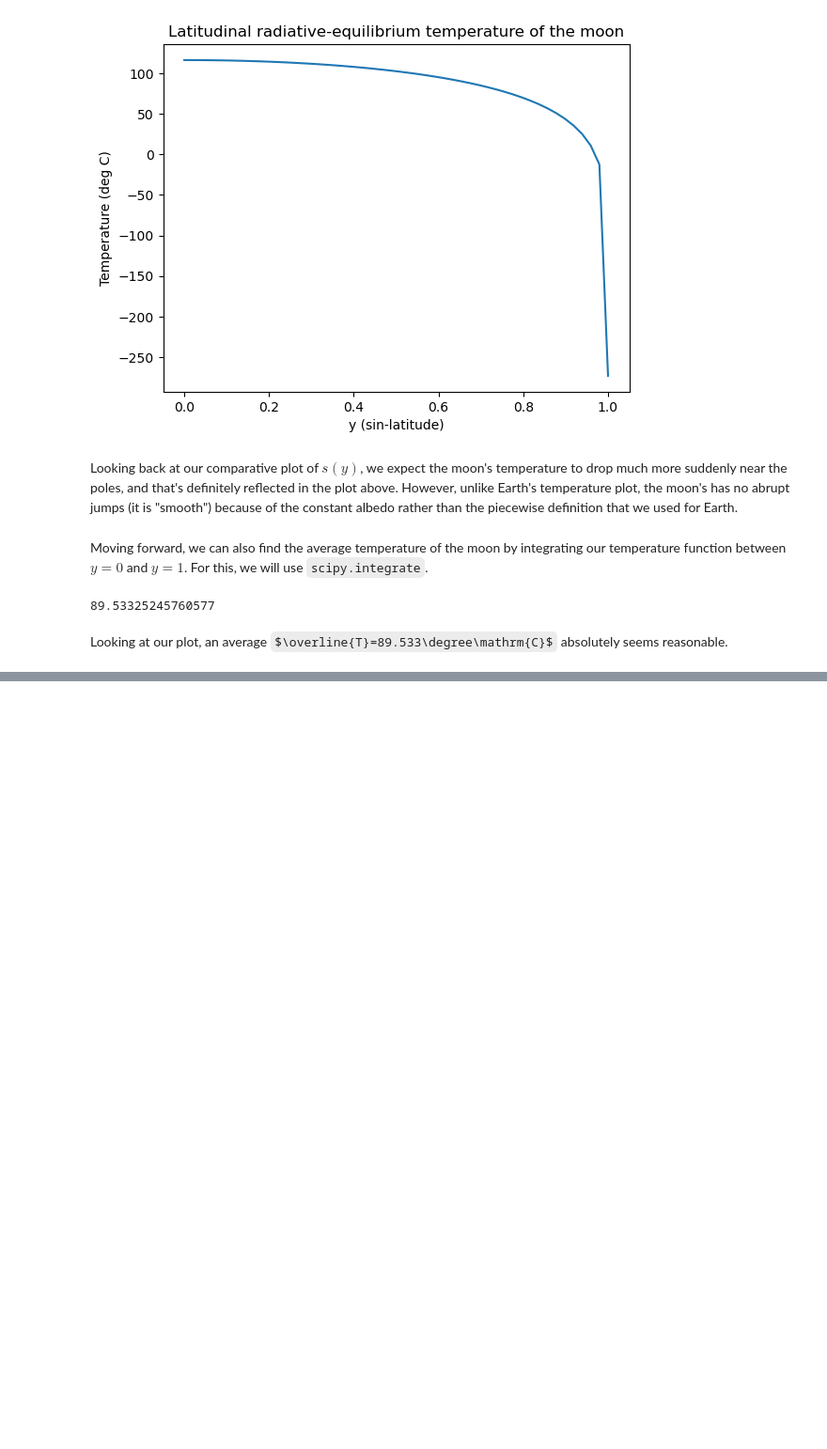
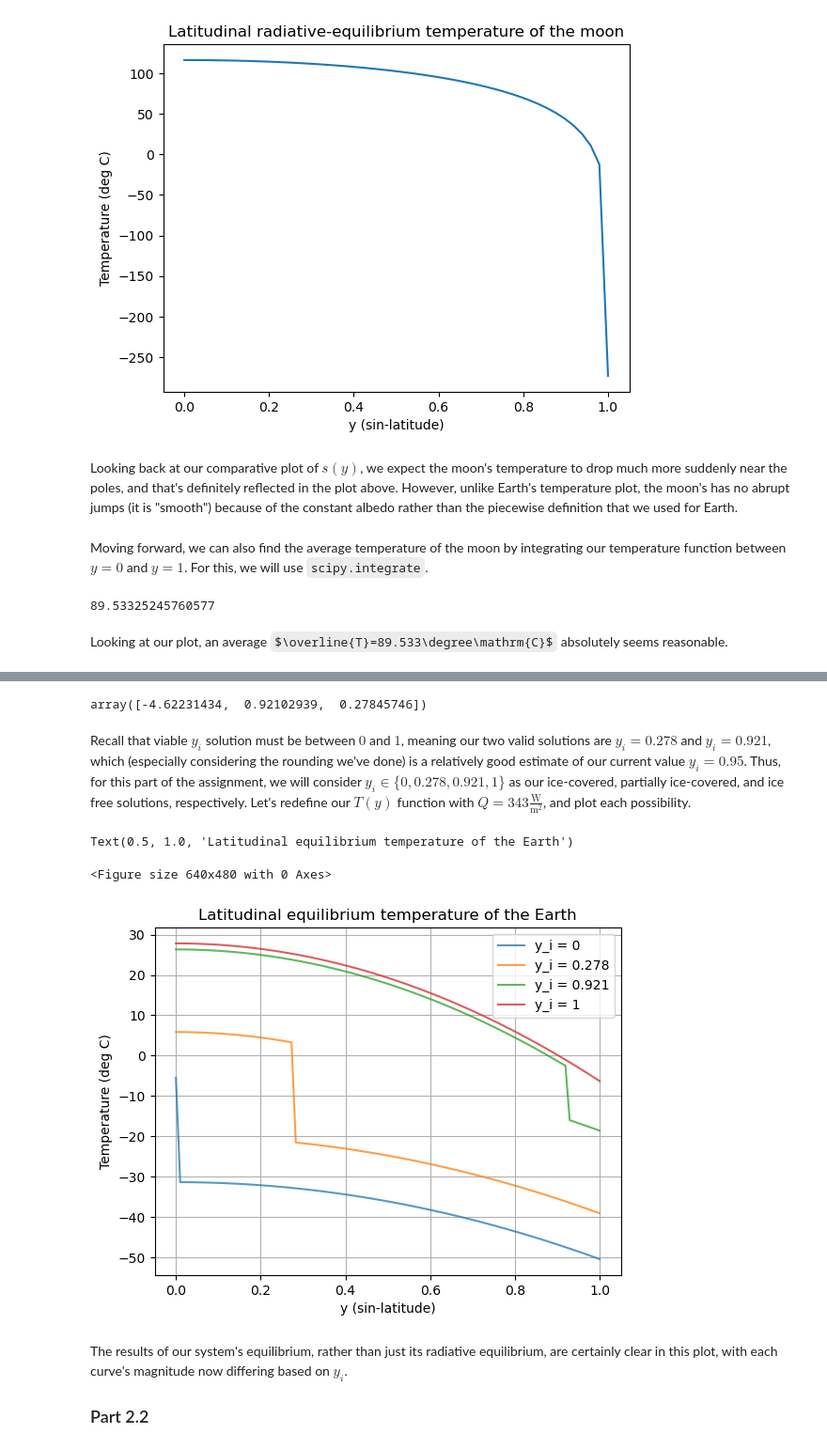
Before and after one commit to lemondoroshow/geoscienceModeling, a Jupyter notebook: planetaryClimates/modelingPlanetaryTemperature.ipynb, the cells around one changed output, grey strips where cells are left out. Shown at 94% size. Cells and saved outputs as stored; diff of their text form; code cells hidden in the pictures; some formulas as TeX source; blank space fills up the shorter version.

```diff
--- a/planetaryClimates/modelingPlanetaryTemperature.ipynb
+++ b/planetaryClimates/modelingPlanetaryTemperature.ipynb
@@ -139,7 +139,7 @@ def T_moon(y):
     return np.power(unpowered, 1/4) - 273.15 # Keeping temp in Celsius, for now
 
 # Calculate function over linspace
-y = np.linspace(0, 1)
+y = np.linspace(0, 1, 50)
 res = T_moon(y)
 
 # Set up plot
@@ -173,0 +191,44 @@ We now shift our focus to **Equilibrium Solutions** overall.
+# %%
+p = np.array([-7.71, -26.39, 40.77, -9.14])
+sols = np.roots(p)
+sols
+# %% [output]
+array([-4.62231434,  0.92102939,  0.27845746])
+# %% [markdown]
+Recall that viable $y_i$ solution must be between $0$ and $1$, meaning our two valid solutions are $y_i=0.278$ and $y_i=0.921$, which (especially considering the rounding we've done) is a relatively good estimate of our current value $y_i=0.95$. Thus, for this part of the assignment, we will consider $y_i\in\{0, 0.278, 0.921, 1\}$ as our ice-covered, partially ice-covered, and ice free solutions, respectively. Let's redefine our $T(y)$ function with $Q=343\frac{\mathrm{W}}{\mathrm{m}^2}$, and plot each possibility.
+# %%
+# Define T(y)
+def T_i(y, i):
+    alpha = np.ones_like(y) * 0.62
+    alpha[np.where(y <= i)] = 0.32
+    s = 1.241 - 0.723 * np.power(y, 2)
+    first = (343 / (1.9 + 3.04))
+    second = 3.04 / 1.9
+    alpha_bar = 0.62 - 0.3 * i * (1.244 - 0.244 * i ** 2)
+    third = 202 / 1.9
+    result = first * (s * (1 - alpha) + second * (1 - alpha_bar)) - third
+    return result
+
+# Define linear space
+y = np.linspace(0, 1, 100)
+
+# Set up plot
+plt.clf()
+fig, ax = plt.subplots()
+
+# Plot and label
+for i in [0, 0.278, 0.921, 1]:
+    ax.plot(y, T_i(y, i), label = "y_i = " + str(i), alpha = 0.75)
+ax.set_ylabel("Temperature (deg C)")
+ax.set_xlabel("y (sin-latitude)")
+ax.legend()
+ax.grid()
+ax.set_title("Latitudinal equilibrium temperature of the Earth")
+# %% [output]
+Text(0.5, 1.0, 'Latitudinal equilibrium temperature of the Earth')
+<Figure size 640x480 with 0 Axes>
+[figure, added]
+# %% [markdown]
+The results of our system's equilibrium, rather than just its radiative equilibrium, are certainly clear in this plot, with each curve's magnitude now differing based on $y_i$.
+
+### Part 2.2
```
Also changed, not shown: parts of 1 cell of this notebook.
